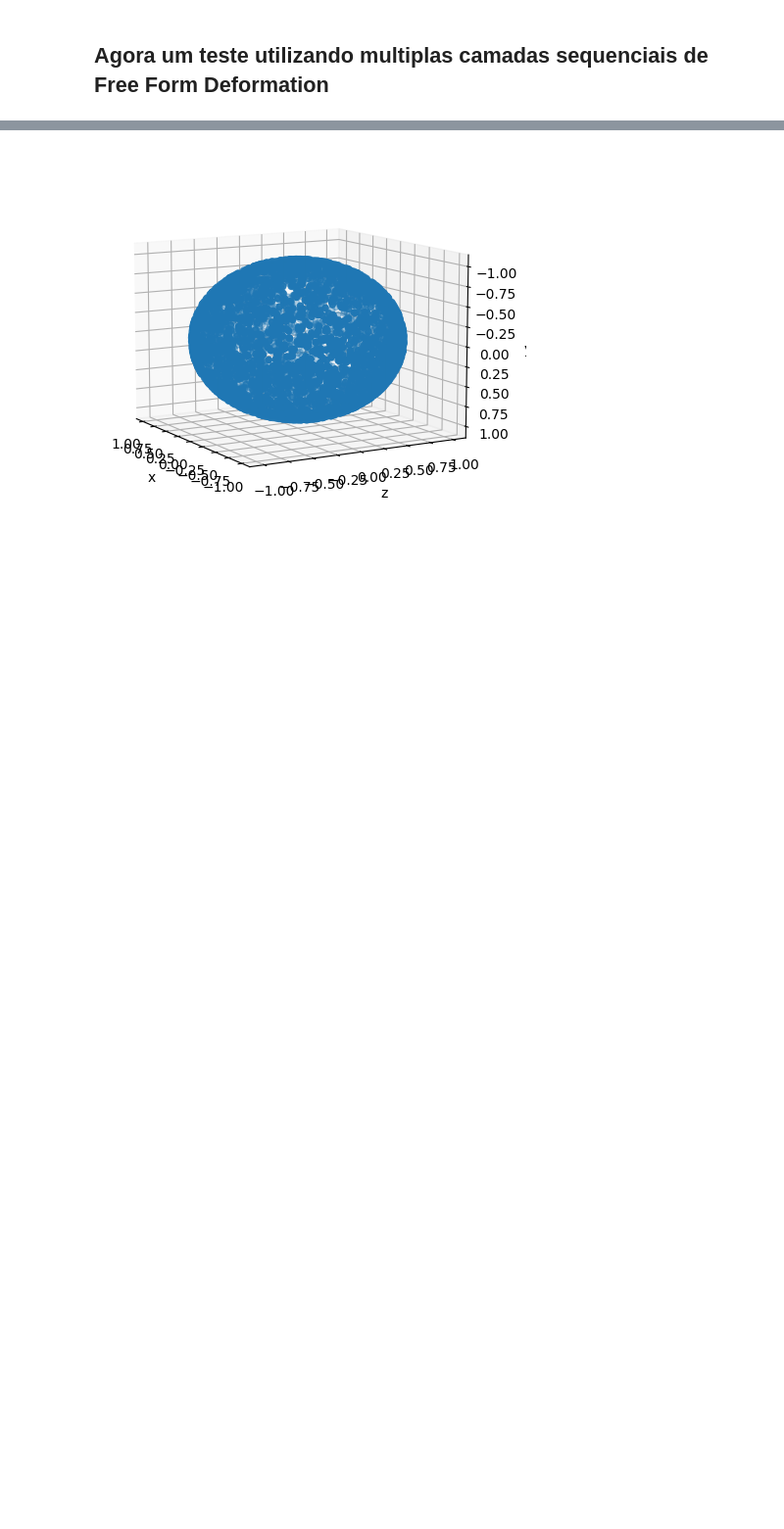
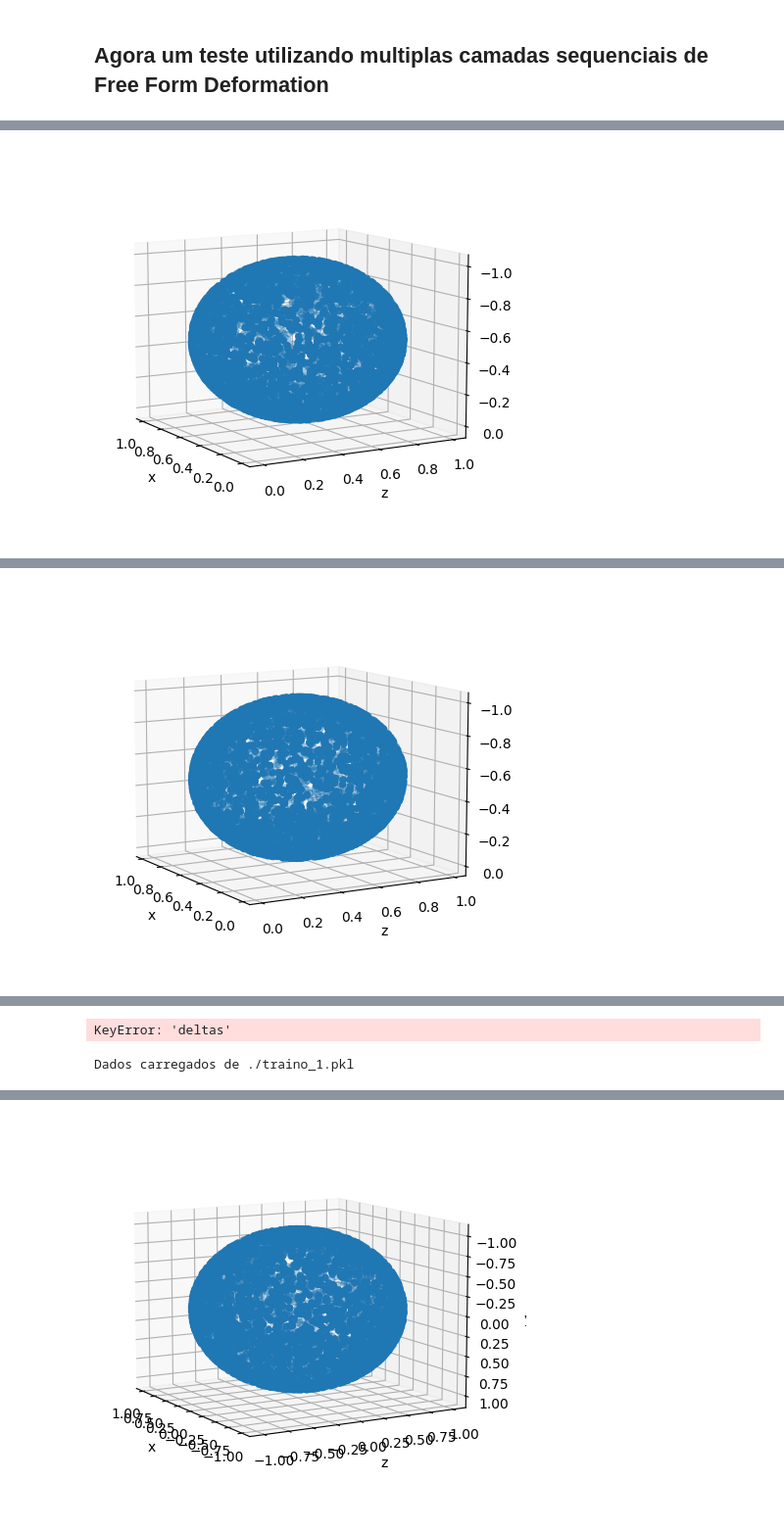
Before and after one commit to edumacsou/pgc_nn_conv_3d, a Jupyter notebook: FFD com autograd.ipynb, the cells around one changed output, grey strips where cells are left out. Shown at 98% size. Saved outputs shown, nothing was run; the diff lists cells and outputs as text; code cells hidden in the pictures; blank space fills up the shorter version.

```diff
--- a/FFD com autograd.ipynb
+++ b/FFD com autograd.ipynb
@@ -801,0 +760,46 @@ def plot_pointcloud(mesh, title=""):
+# %%
+if torch.cuda.is_available():
+    device = torch.device("cuda:0")
+else:
+    device = torch.device("cpu")
+    print("WARNING: CPU only, this will be slow!")
+
+# Load target mesh and normalize
+trg_obj = 'dolphin.obj'
+trg_verts, trg_faces, _ = load_obj(trg_obj)
+min_vals = trg_verts.min(dim=0, keepdim=True)[0]
+max_vals = trg_verts.max(dim=0, keepdim=True)[0]
+trg_verts = (trg_verts - min_vals) / (max_vals - min_vals)
+trg_mesh = Meshes(verts=[trg_verts], faces=[trg_faces.verts_idx])
+
+# Load source mesh and normalize
+src_mesh = ico_sphere(4, device=device)
+src_verts = src_mesh.verts_packed()
+min_vals = src_verts.min(dim=0, keepdim=True)[0]
+max_vals = src_verts.max(dim=0, keepdim=True)[0]
+src_verts = (src_verts - min_vals) / (max_vals - min_vals)
+
+# Configure FFD control points
+
+settings = {
+    'num_layers' : 3,
+    'dimension' : (3,3,3),
+    'learning_rate' : 0.5,
+    # Loss weights
+    'w_chamfer' : 1.0,
+    'w_edge' : 1.0,
+    'w_normal' : 0.01,
+    'w_laplacian' : 0.1,
+    'print_interval' : 2,
+    'num_iterations' : 5
+}
+
+result = train(src_mesh, trg_mesh,**settings)
+
+final_mesh = result["final_mesh"]
+deltas = result["delta_points"]
+err_list = result["error_hist"]
+
+data = {'params':settings, 'final_mesh' : final_mesh, 'deltas' : deltas, 'err_list' : err_list}
+save_training_data('./traino_1.pkl' , data)
+# %% [output]
@@ -801,0 +808 @@ def plot_pointcloud(mesh, title=""):
+[figure, added]
@@ -801,0 +811 @@ def plot_pointcloud(mesh, title=""):
+[figure, added]
@@ -801,0 +815,5 @@ def plot_pointcloud(mesh, title=""):
+KeyError: 'deltas'
+# %%
+data2 = load_training_data("./traino_1.pkl")
+# %% [output]
+Dados carregados de ./traino_1.pkl
```
Also changed, not shown: parts of 12 cells of this notebook, 6 other files.
